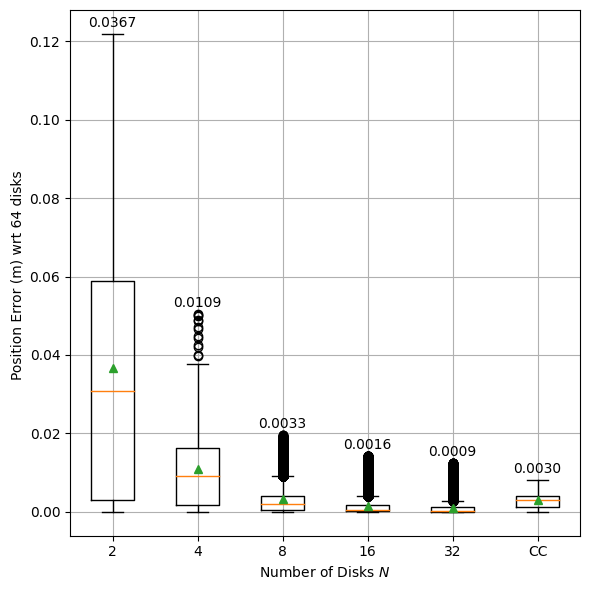
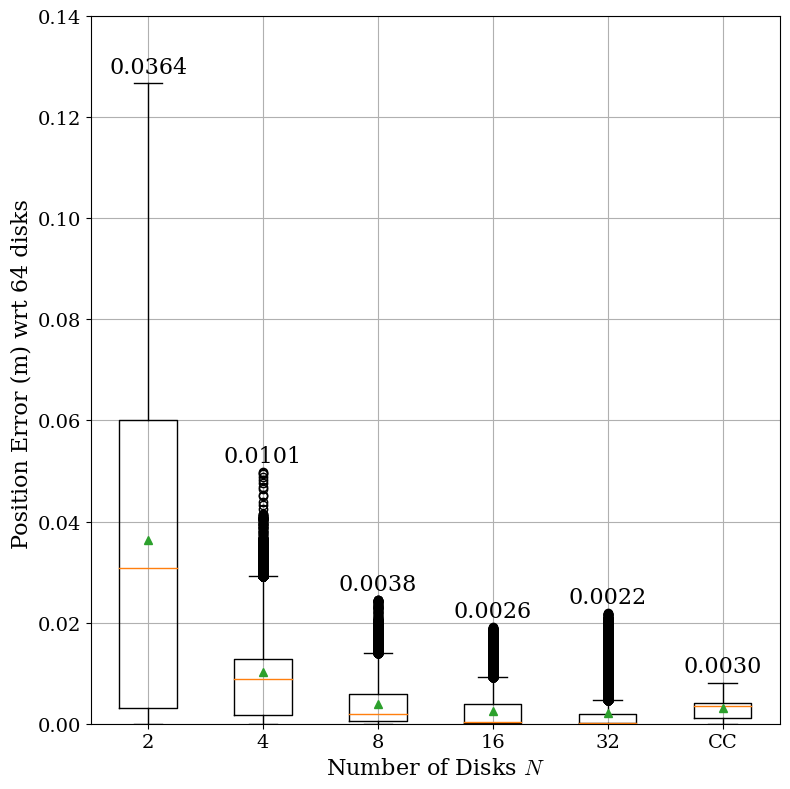
Unified diff of the notebook cell whose output changed from the first chart to the second:
--- before
+++ after
@@ -1,3 +1,3 @@
-plt.figure(figsize=(6, 6))
+plt.figure(figsize=(8, 8))
 p_errors = [
     data_2['all_p_err'],
@@ -16,15 +16,17 @@
     baseline['all_p_err']
     ], showmeans=True)
-plt.xticks([1,2,3,4,5,6], ['2', '4', '8', '16', '32', 'CC'])
-plt.xlabel('Number of Disks $N$')
-plt.ylabel('Position Error (m) wrt 64 disks ')
+plt.xticks([1, 2, 3, 4, 5, 6], ['2', '4', '8', '16', '32', 'CC'], fontsize=14)
+plt.yticks(fontsize=14)
+plt.ylim(0,.14)
+plt.xlabel('Number of Disks $N$', fontsize=16)
+plt.ylabel('Position Error (m) wrt 64 disks ', fontsize=16)
 plt.grid()
 for i, mean in enumerate([np.mean(error) for error in p_errors]):
     max = np.max(p_errors[i])
-    plt.text(i + 1, max + 0.001, f'{mean:.4f}', ha='center', va='bottom')
+    plt.text(i + 1, max + 0.001, f'{mean:.4f}', ha='center', va='bottom', fontsize=16)
 plt.tight_layout()
 plt.savefig("position_error_disks.png", dpi=300)
 
-plt.figure(figsize=(6, 6))
+plt.figure(figsize=(8, 8))
 R_errors = [
     data_2['all_R_err'],
@@ -43,11 +45,13 @@
     baseline['all_R_err']
     ], showfliers=True, showmeans=True)
-plt.xticks([1,2,3,4,5,6], ['2', '4', '8', '16', '32', 'CC'])
-plt.xlabel('Number of Disks $N$')
-plt.ylabel('Rotation Error (rad) wrt 64 disks ')
+plt.xticks([1, 2, 3, 4, 5, 6], ['2', '4', '8', '16', '32', 'CC'], fontsize=14)
+plt.yticks(fontsize=14)
+plt.ylim(0,1.3)
+plt.xlabel('Number of Disks $N$', fontsize=16)
+plt.ylabel('Rotation Error (rad) wrt 64 disks ', fontsize=16)
 
 for i, mean in enumerate([np.mean(error) for error in R_errors]):
     max = np.max(R_errors[i])
-    plt.text(i + 1, max + 0.02, f'{mean:.4f}', ha='center', va='bottom')
+    plt.text(i + 1, max + 0.02, f'{mean:.4f}', ha='center', va='bottom', fontsize=14    )
 plt.grid()
 plt.tight_layout()

Commit: fixing up figures.